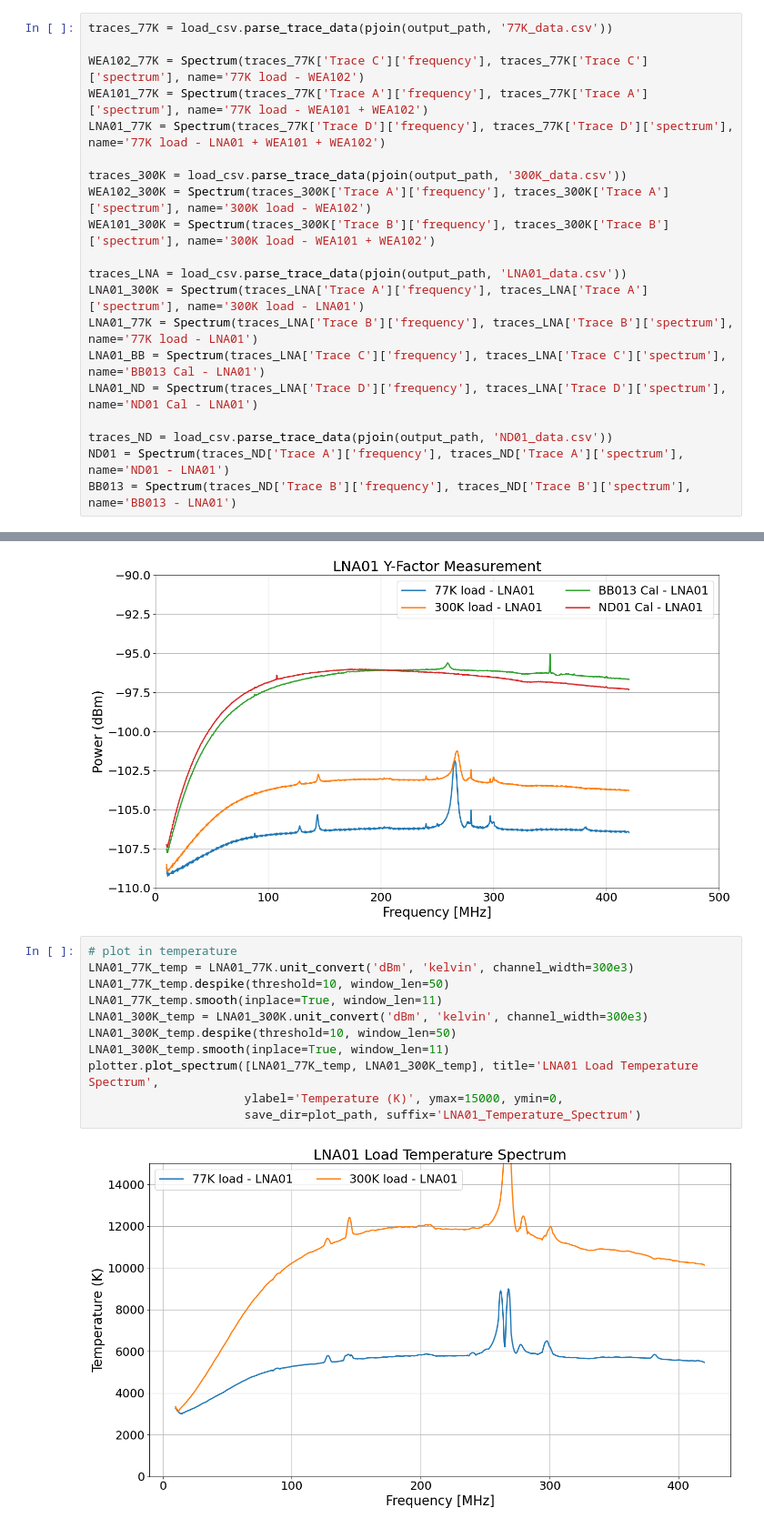
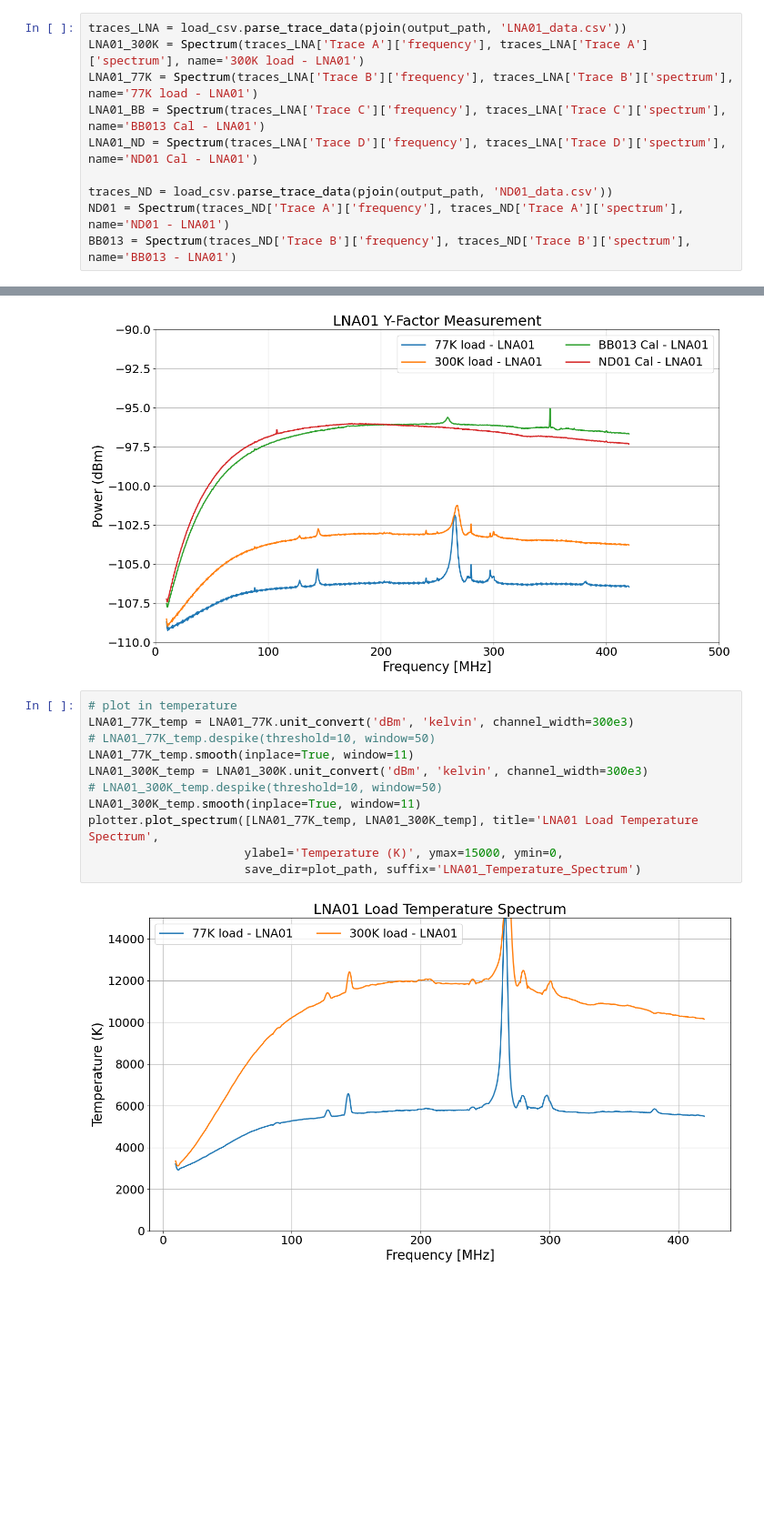
Before and after one commit to alhosani-abdulla/Highz-EXP, a Jupyter notebook: notebooks/Y_factor.ipynb, the cells around one changed output, grey strips where cells are left out. Shown at 91% size. Saved outputs shown, nothing was run; the diff lists cells and outputs as text; blank space fills up the shorter version.

```diff
--- a/notebooks/Y_factor.ipynb
+++ b/notebooks/Y_factor.ipynb
@@ -60,16 +60,6 @@ Split complete:
   Header file: /Users/yuntongzhou/Desktop/High-Z/SA_Measurements/Processed/ND01_header.csv (30 rows)
   Data file: /Users/yuntongzhou/Desktop/High-Z/SA_Measurements/Processed/ND01_data.csv (755 rows)
 # %%
-traces_77K = load_csv.parse_trace_data(pjoin(output_path, '77K_data.csv'))
-
-WEA102_77K = Spectrum(traces_77K['Trace C']['frequency'], traces_77K['Trace C']['spectrum'], name='77K load - WEA102')
-WEA101_77K = Spectrum(traces_77K['Trace A']['frequency'], traces_77K['Trace A']['spectrum'], name='77K load - WEA101 + WEA102')
-LNA01_77K = Spectrum(traces_77K['Trace D']['frequency'], traces_77K['Trace D']['spectrum'], name='77K load - LNA01 + WEA101 + WEA102')
-
-traces_300K = load_csv.parse_trace_data(pjoin(output_path, '300K_data.csv'))
-WEA102_300K = Spectrum(traces_300K['Trace A']['frequency'], traces_300K['Trace A']['spectrum'], name='300K load - WEA102')
-WEA101_300K = Spectrum(traces_300K['Trace B']['frequency'], traces_300K['Trace B']['spectrum'], name='300K load - WEA101 + WEA102')
-
 traces_LNA = load_csv.parse_trace_data(pjoin(output_path, 'LNA01_data.csv'))
 LNA01_300K = Spectrum(traces_LNA['Trace A']['frequency'], traces_LNA['Trace A']['spectrum'], name='300K load - LNA01')
 LNA01_77K = Spectrum(traces_LNA['Trace B']['frequency'], traces_LNA['Trace B']['spectrum'], name='77K load - LNA01')
@@ -108,14 +97,14 @@ plotter.plot_spectrum([LNA01_77K, LNA01_300K, LNA01_BB, LNA01_ND],
 # %%
 # plot in temperature
 LNA01_77K_temp = LNA01_77K.unit_convert('dBm', 'kelvin', channel_width=300e3)
-LNA01_77K_temp.despike(threshold=10, window_len=50)
-LNA01_77K_temp.smooth(inplace=True, window_len=11)
+# LNA01_77K_temp.despike(threshold=10, window=50)
+LNA01_77K_temp.smooth(inplace=True, window=11)
 LNA01_300K_temp = LNA01_300K.unit_convert('dBm', 'kelvin', channel_width=300e3)
-LNA01_300K_temp.despike(threshold=10, window_len=50)
-LNA01_300K_temp.smooth(inplace=True, window_len=11)
+# LNA01_300K_temp.despike(threshold=10, window=50)
+LNA01_300K_temp.smooth(inplace=True, window=11)
 plotter.plot_spectrum([LNA01_77K_temp, LNA01_300K_temp], title='LNA01 Load Temperature Spectrum',
                       ylabel='Temperature (K)', ymax=15000, ymin=0,
                       save_dir=plot_path, suffix='LNA01_Temperature_Spectrum')
 # %% [output]
-[figure, old version]
+[figure, new version]
 # %%
```
Also changed, not shown: parts of 8 cells of this notebook, 3 other files.
